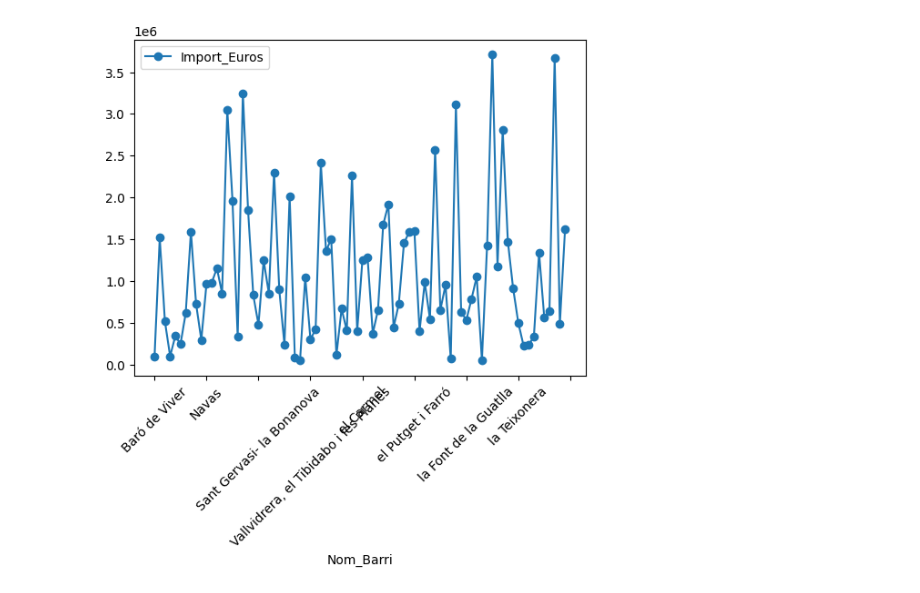
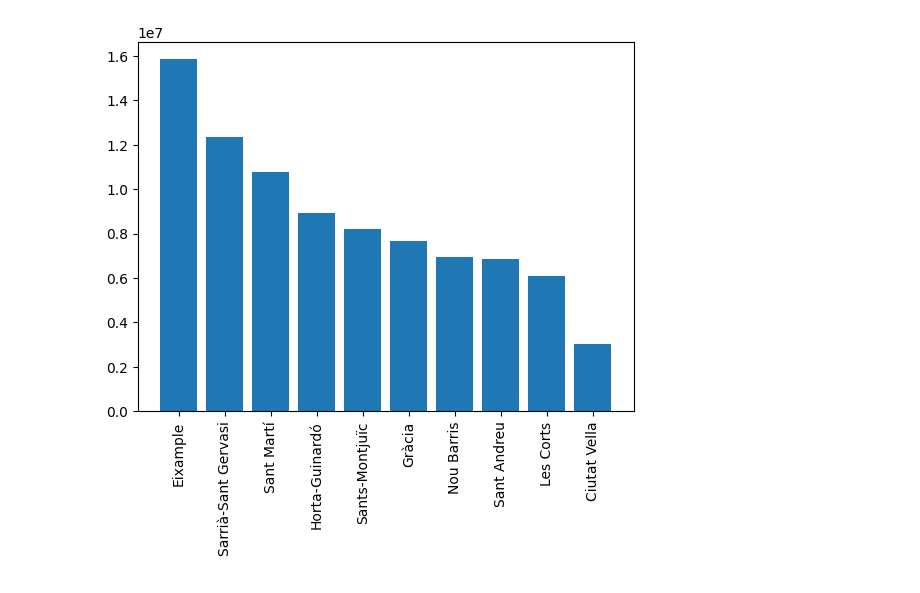
Before and after one commit to JuliaAT/AVDM-project, a Jupyter notebook: DataTreatment(EnriqueGarcíaOrtiz).ipynb, the cells around one changed output. Saved outputs shown, nothing was run; the diff lists cells and outputs as text; code cells hidden in the pictures.

```diff
--- a/DataTreatment(EnriqueGarcíaOrtiz).ipynb
+++ b/DataTreatment(EnriqueGarcíaOrtiz).ipynb
@@ -42,6 +51,6 @@ Index(['Nom_Barri', 'Import_Euros'], dtype='object')
 # %%
-income_df_refined.plot(x='Nom_Barri', y='Import_Euros', kind='line', marker='o', linestyle='-')
-plt.xticks(rotation=45)
+plt.bar(income_df_refinedforbars['Nom_Districte'], income_df_refinedforbars['Import_Euros'])
+plt.xticks(rotation=90)
 plt.show()
 # %% [output]
-[figure, old version]
+[figure, new version]
```
Also changed, not shown: parts of 4 cells of this notebook.
